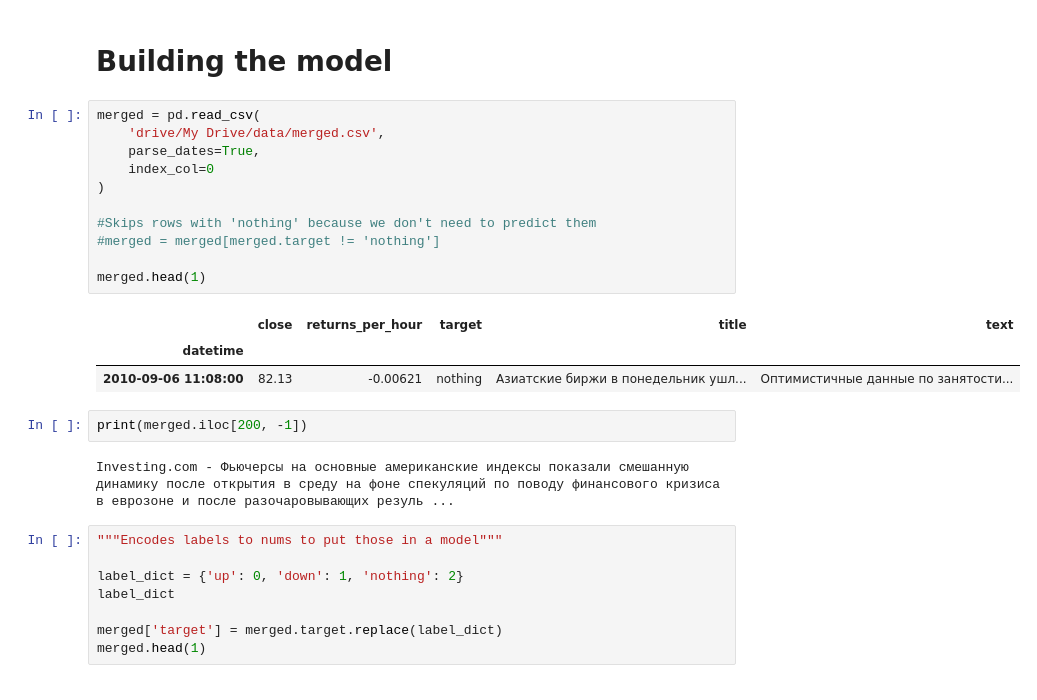
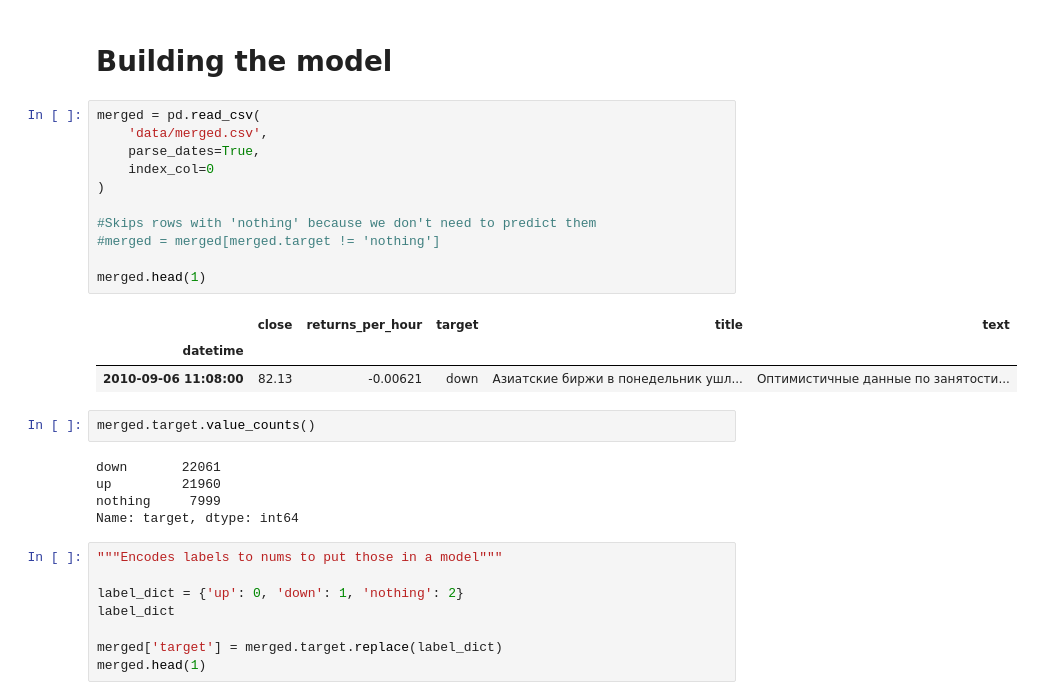
Before and after one commit to Quotermain/sber_stock_analysis, a Jupyter notebook: analysis.ipynb, the cells around one changed output. Cells and saved outputs as stored; diff of their text form.

Commit message:
Creates new merged file with new targets

```diff
--- a/analysis.ipynb
+++ b/analysis.ipynb
@@ -248,23 +261,26 @@ merged.to_csv(
 # Building the model
 # %%
 merged = pd.read_csv(
-    'drive/My Drive/data/merged.csv',
+    'data/merged.csv',
     parse_dates=True,
     index_col=0
 )
 
 #Skips rows with 'nothing' because we don't need to predict them
 #merged = merged[merged.target != 'nothing']
 
 merged.head(1)
 # %% [output]
 |  | close | returns_per_hour | target | title | text |
 | datetime |  |  |  |  |  |
-| 2010-09-06 11:08:00 | 82.13 | -0.00621 | nothing | Азиатские биржи в понедельник ушл... | Оптимистичные данные по занятости... |
+| 2010-09-06 11:08:00 | 82.13 | -0.00621 | down | Азиатские биржи в понедельник ушл... | Оптимистичные данные по занятости... |
-# %%
-print(merged.iloc[200, -1])
-# %% [output]
-Investing.com - Фьючерсы на основные американские индексы показали смешанную динамику после открытия в среду на фоне спекуляций по поводу финансового кризиса в еврозоне и после разочаровывающих резуль ...
+# %%
+merged.target.value_counts()
+# %% [output]
+down       22061
+up         21960
+nothing     7999
+Name: target, dtype: int64
 # %%
 """Encodes labels to nums to put those in a model"""
 
```
Also changed, not shown: parts of 5 cells of this notebook.
